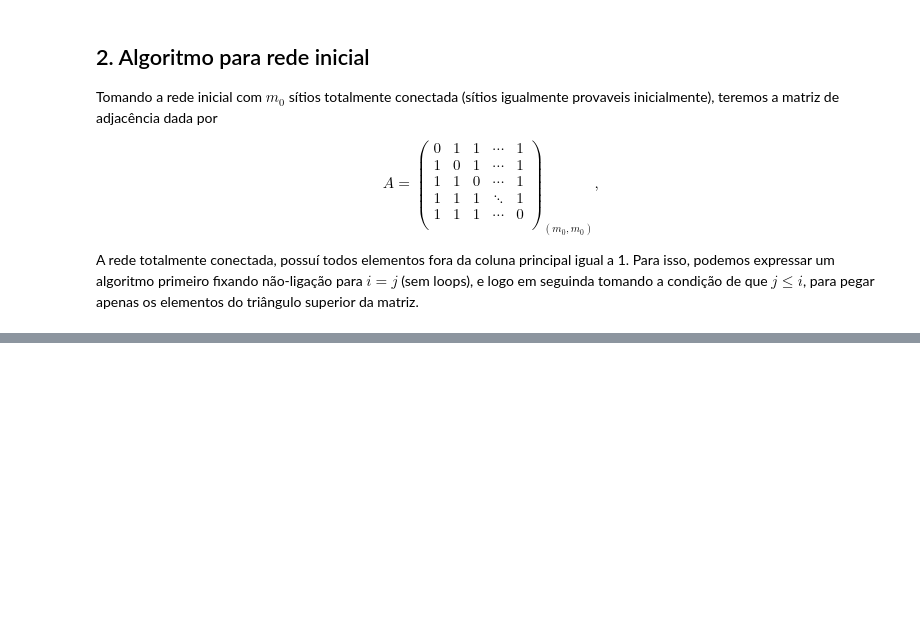
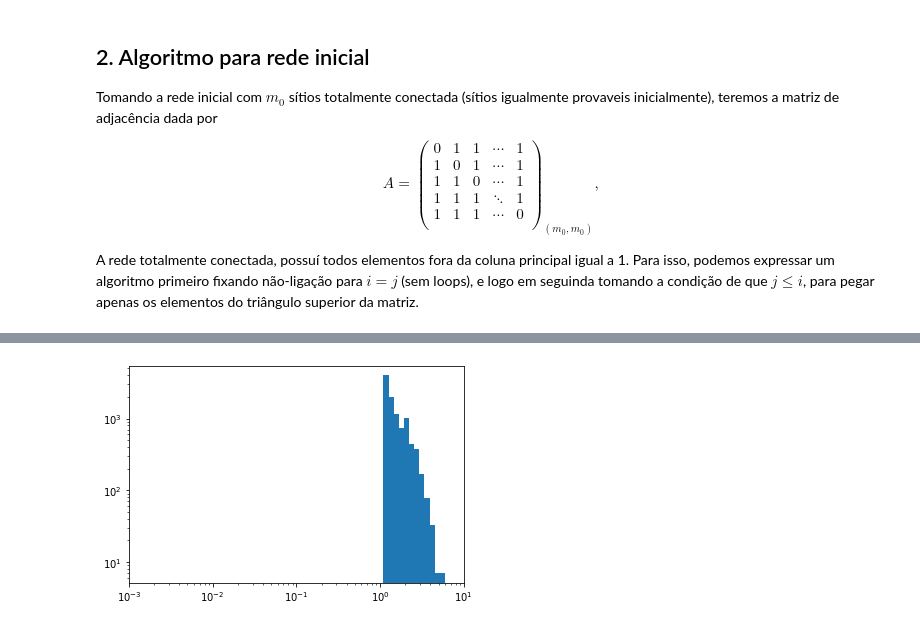
Before and after one commit to JuniorAlencar/barabasi_model, a Jupyter notebook: barabasi_model.ipynb, the cells around one changed output, grey strips where cells are left out. Cells and saved outputs as stored; diff of their text form; code cells hidden in the pictures; blank space fills up the shorter version.

```diff
--- a/barabasi_model.ipynb
+++ b/barabasi_model.ipynb
@@ -203,0 +266,9 @@ print(barabasi_network(3))
+# %%
+#plt.hist(L_log ,bins=10)
+plt.hist(L_log, bins=np.logspace(start=np.log10(0.1), stop=np.log10(100), num=50))
+plt.xscale('log')
+plt.yscale('log')
+plt.xlim([0.001,10])
+plt.show()
+# %% [output]
+[figure, added]
```
Also changed, not shown: parts of 16 cells of this notebook.
